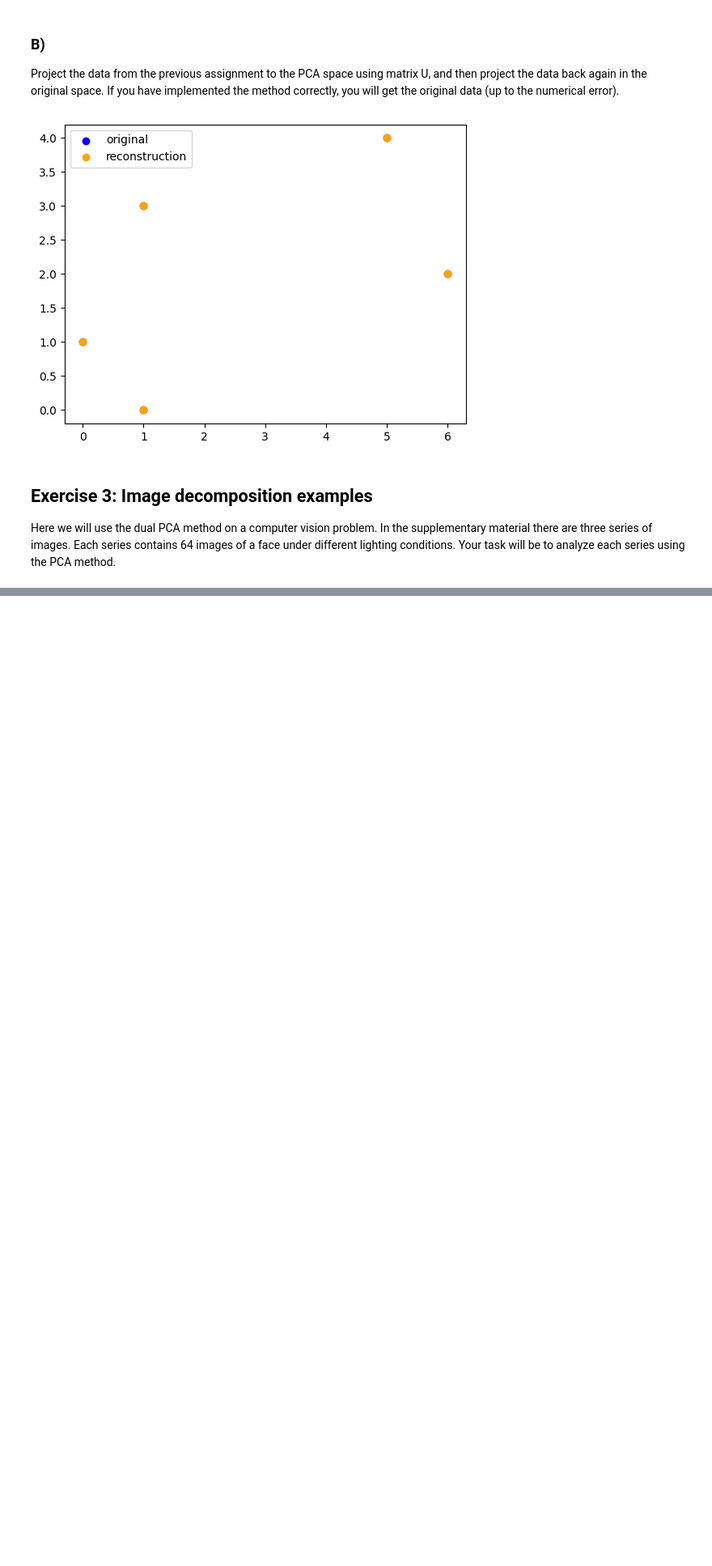
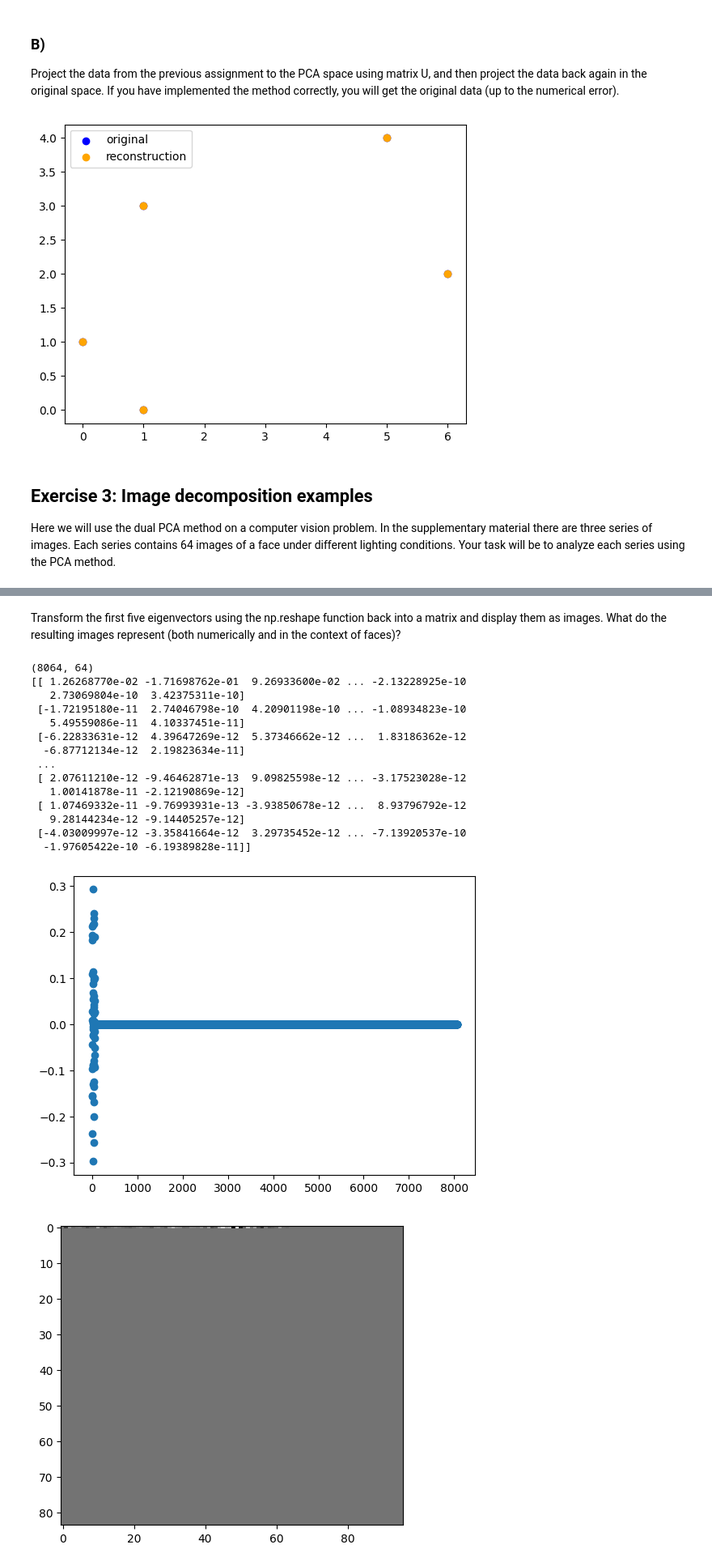
Before and after one commit to BlazBone/uz-vaje, a Jupyter notebook: assignment6/assignemnt6.ipynb, the cells around one changed output, grey strips where cells are left out. Shown at 81% size. Cells and saved outputs as stored; diff of their text form; code cells hidden in the pictures; blank space fills up the shorter version.

```diff
--- a/assignment6/assignemnt6.ipynb
+++ b/assignment6/assignemnt6.ipynb
@@ -199,6 +200,7 @@ def dualPCA(points, n_components):
     cov2 = (1/(X.shape[1] - 1)) * (X.T @ X)
     # SVD
     U,S,V_t = np.linalg.svd(cov2)
+    S = S + 1e-13
     #basis eigenvectors space
     U = X @ U @ np.sqrt(np.diag(1/(S * (X.shape[1]-1))))
     return U, S, V_t, mean
@@ -241,0 +252,14 @@ method.
+# %%
+def prepare_data(data_path):
+  images = np.array([])
+  for image in os.listdir(data_path):
+    img = imread_gray(data_path + image)
+    img = np.reshape(img, (-1,1))
+    #append to the images
+    if images.size == 0:
+      images = img
+    else:
+      images = np.hstack((images, img))
+  return images
+data = prepare_data("./data/faces/1/")
+print(data.shape)
@@ -241,0 +273,43 @@ method.
+# %% [markdown]
+Transform the first five eigenvectors using the np.reshape function back into a
+matrix and display them as images. What do the resulting images represent (both
+numerically and in the context of faces)?
+# %%
+data = prepare_data("./data/faces/1/")
+U_3a, S_3a_glipped, V_t_3a_flipped, mean = dualPCA(data.T, 1)
+# %%
+# eigenvectors = U
+image_size = (84,96)
+U = U_3a
+print(U_3a_flipped.shape)
+
+
+# take first 5 eigenvectors
+eigenvectors = U[0:5,:]
+
+print(eigenvectors[0].reshape(image_size))
+
+# plot one vector as bar plot
+plt.scatter(range(len(eigenvectors[0])), U[50])
+plt.show()
+# plot the eigenvectors
+for i in range(5):
+  plt.imshow(eigenvectors[i].reshape(image_size), cmap='gray')
+  plt.show()
+# %% [output]
+(8064, 64)
+[[ 1.26268770e-02 -1.71698762e-01  9.26933600e-02 ... -2.13228925e-10
+   2.73069804e-10  3.42375311e-10]
+ [-1.72195180e-11  2.74046798e-10  4.20901198e-10 ... -1.08934823e-10
+   5.49559086e-11  4.10337451e-11]
+ [-6.22833631e-12  4.39647269e-12  5.37346662e-12 ...  1.83186362e-12
+  -6.87712134e-12  2.19823634e-11]
+ ...
+ [ 2.07611210e-12 -9.46462871e-13  9.09825598e-12 ... -3.17523028e-12
+   1.00141878e-11 -2.12190869e-12]
+ [ 1.07469332e-11 -9.76993931e-13 -3.93850678e-12 ...  8.93796792e-12
+   9.28144234e-12 -9.14405257e-12]
+ [-4.03009997e-12 -3.35841664e-12  3.29735452e-12 ... -7.13920537e-10
+  -1.97605422e-10 -6.19389828e-11]]
+[figure, added]
+[figure, added]
```
Also changed, not shown: parts of 6 cells of this notebook.
